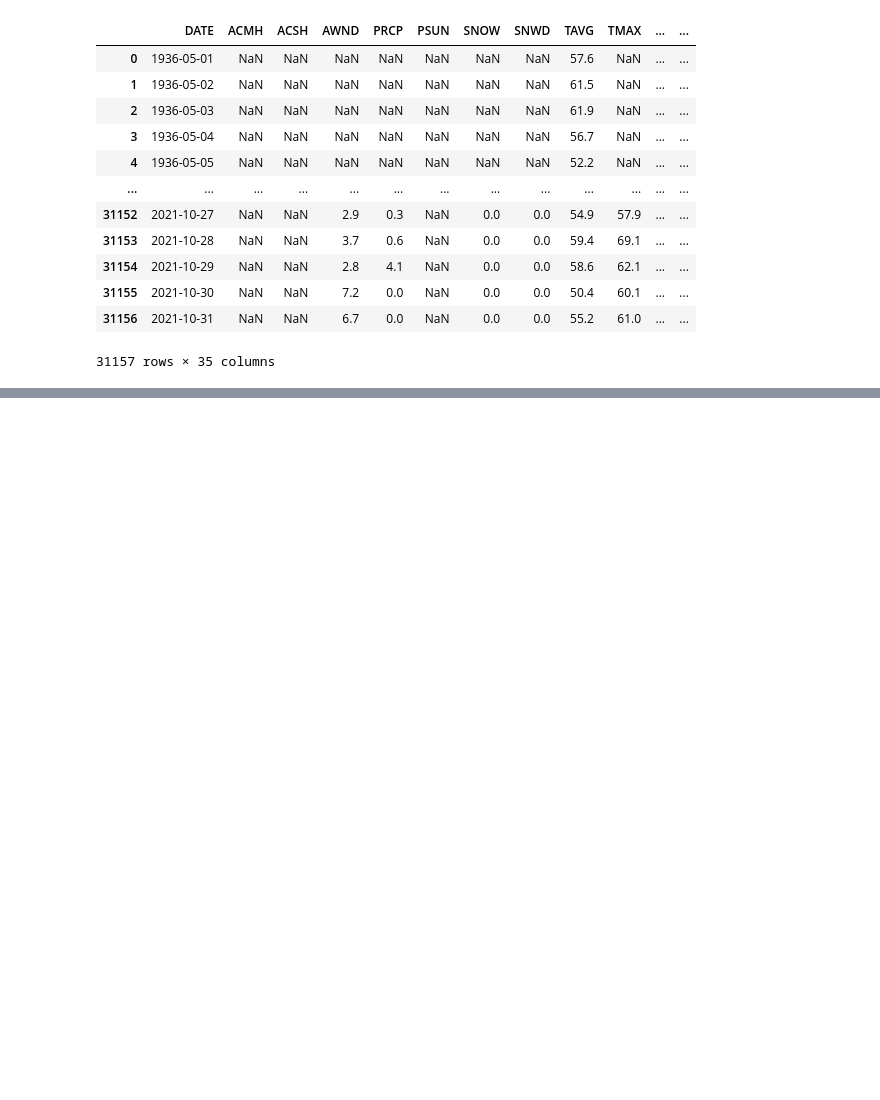
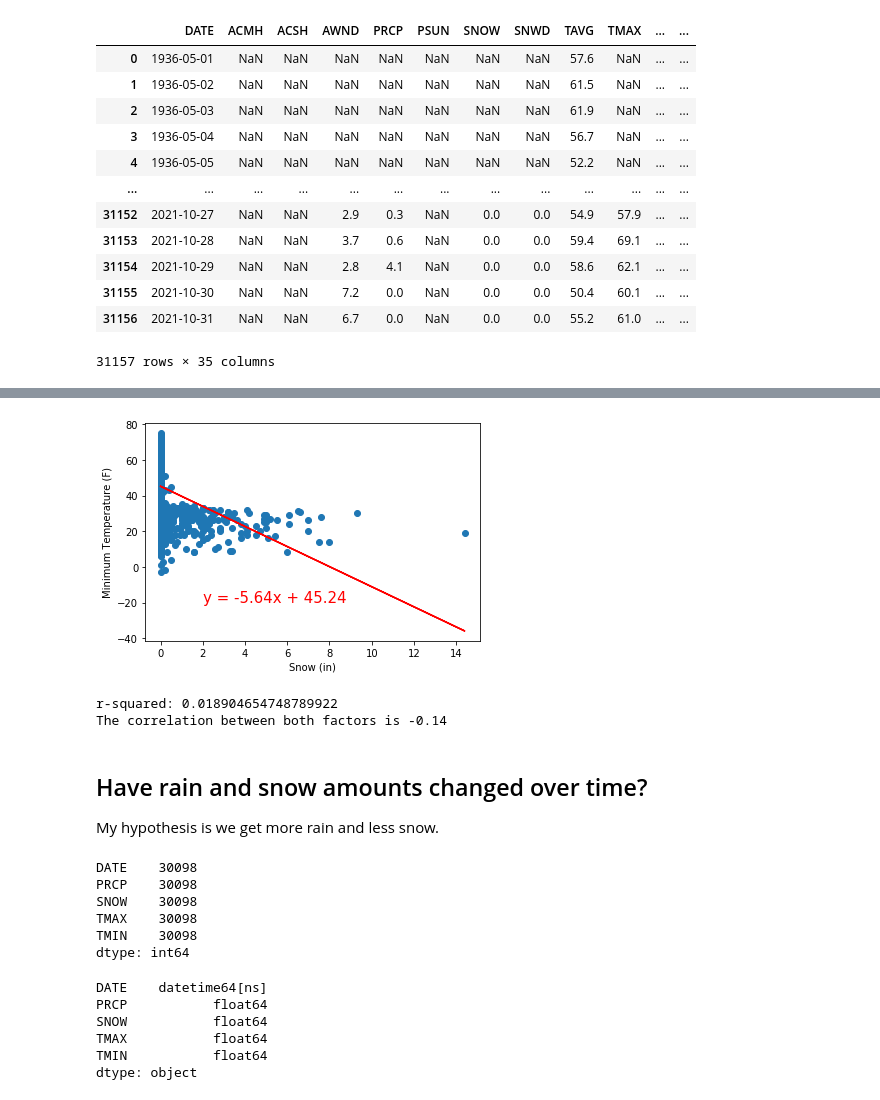
Before and after one commit to KristaJoy/PDXweather, a Jupyter notebook: pdx_weather.ipynb, the cells around one changed output, grey strips where cells are left out. Saved outputs shown, nothing was run; the diff lists cells and outputs as text; code cells hidden in the pictures; blank space fills up the shorter version.

```diff
--- a/pdx_weather.ipynb
+++ b/pdx_weather.ipynb
@@ -68,0 +163,25 @@ Name: TMAX, Length: 31157, dtype: float64
+# %%
+# SNOW & MIN TEMP — correlated?
+x = corr_df['SNOW']
+y = corr_df['TMIN']
+plt.xlabel('Snow (in)')
+plt.ylabel('Minimum Temperature (F)')
+(slope, intercept, rvalue, pvalue, stderr) = linregress(x, y)
+regress_values = x * slope + intercept
+line_eq = "y = " + str(round(slope,2)) + "x + " + str(round(intercept,2))
+plt.scatter(x,y)
+plt.plot(x,regress_values,"r-")
+plt.annotate(line_eq,(2,-20),fontsize=15,color="red")
+plt.show()
+print("r-squared:", rvalue**2)
+
+#Pearson correlation coefficient
+correlation = st.pearsonr(x,y)
+print(f"The correlation between both factors is {round(correlation[0],2)}")
+# %% [output]
+[figure, added]
+r-squared: 0.018904654748789922
+The correlation between both factors is -0.14
+# %% [markdown]
+## Have rain and snow amounts changed over time?
+My hypothesis is we get more rain and less snow.
@@ -68,0 +190,9 @@ Name: TMAX, Length: 31157, dtype: float64
+# %%
+bins_df.count()
+# %% [output]
+DATE    30098
+PRCP    30098
+SNOW    30098
+TMAX    30098
+TMIN    30098
+dtype: int64
@@ -68,0 +202,9 @@ Name: TMAX, Length: 31157, dtype: float64
+# %%
+bins_df.dtypes
+# %% [output]
+DATE    datetime64[ns]
+PRCP           float64
+SNOW           float64
+TMAX           float64
+TMIN           float64
+dtype: object
```
Also changed, not shown: parts of 17 cells of this notebook.
